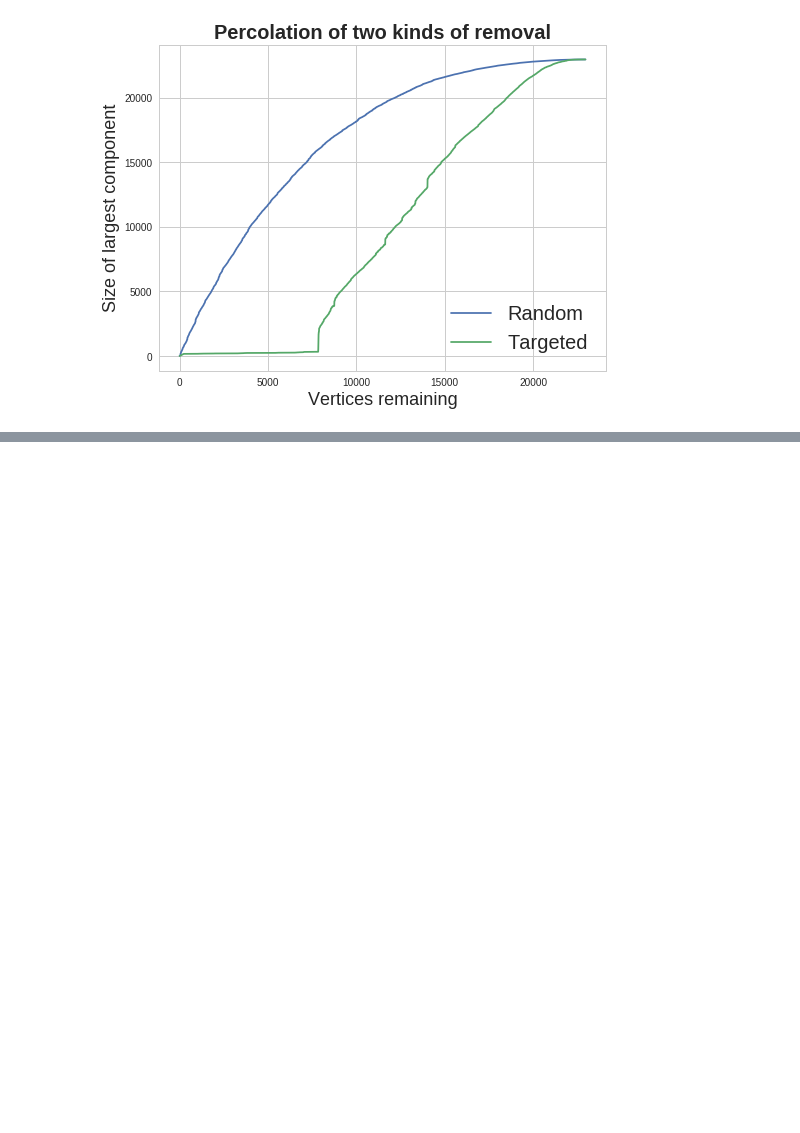
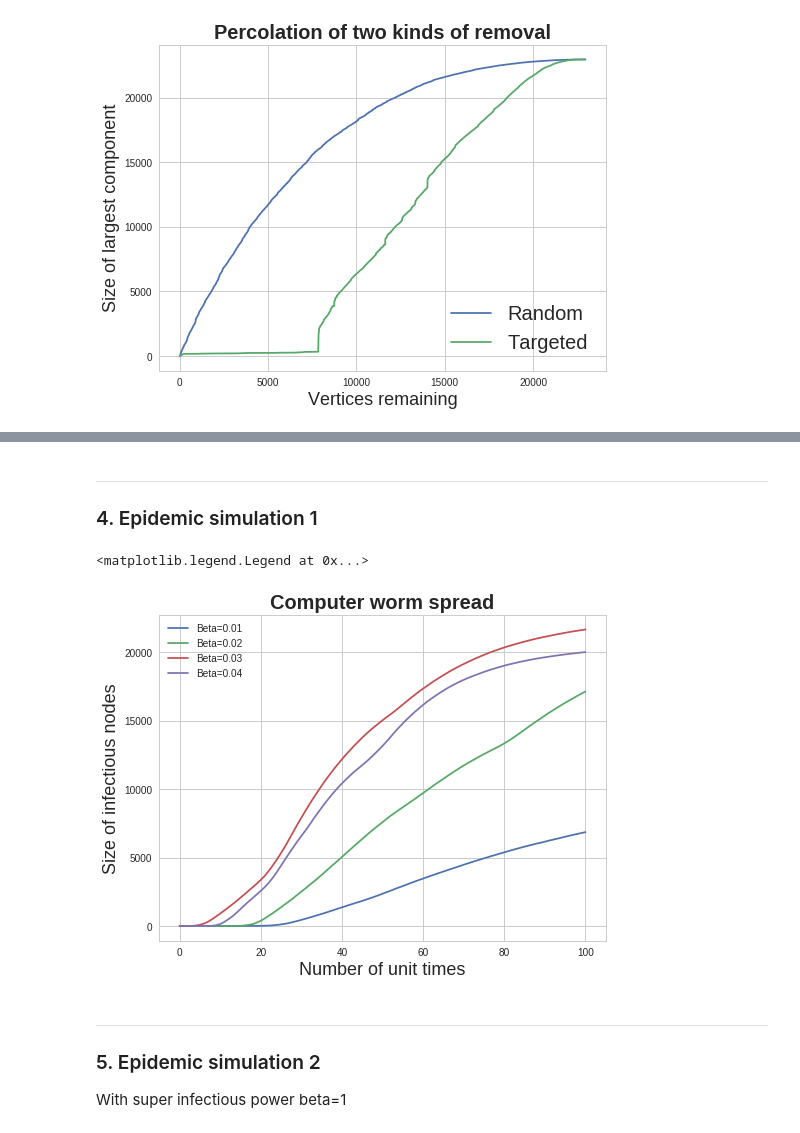
Before and after one commit to DoubleBite/Network-Science-Homeworks, a Jupyter notebook: 作業四/homework.ipynb, the cells around one changed output, grey strips where cells are left out. Saved outputs shown, nothing was run; the diff lists cells and outputs as text; code cells hidden in the pictures; blank space fills up the shorter version.

```diff
--- a/作業四/homework.ipynb
+++ b/作業四/homework.ipynb
@@ -124,0 +156,3 @@ array([ 4.,  4.,  4.])
+# %% [markdown]
+---
+### 4. Epidemic simulation 1
@@ -124,0 +228,28 @@ array([ 4.,  4.,  4.])
+# %%
+beta_epidata_dict = {}
+beta = 0.01
+
+for i in range(4):
+
+    epidimics_data = simulate(beta)
+    beta_epidata_dict[beta] = epidimics_data
+
+    beta += 0.01
+# %%
+plt.figure(figsize=(8,6))
+
+for beta in sorted(beta_epidata_dict):
+    plt.plot(beta_epidata_dict[beta], label="Beta={0}".format(beta))
+
+plt.title("Computer worm spread", fontsize=20, fontweight='bold')
+plt.xlabel("Number of unit times", fontsize=18)
+plt.ylabel("Size of infectious nodes", fontsize=18)
+plt.legend()
+# %% [output]
+<matplotlib.legend.Legend at 0x...>
+[figure, added]
+# %% [markdown]
+---
+### 5. Epidemic simulation 2
+With super infectious power
+beta=1
```
Also changed, not shown: parts of 20 cells of this notebook.
